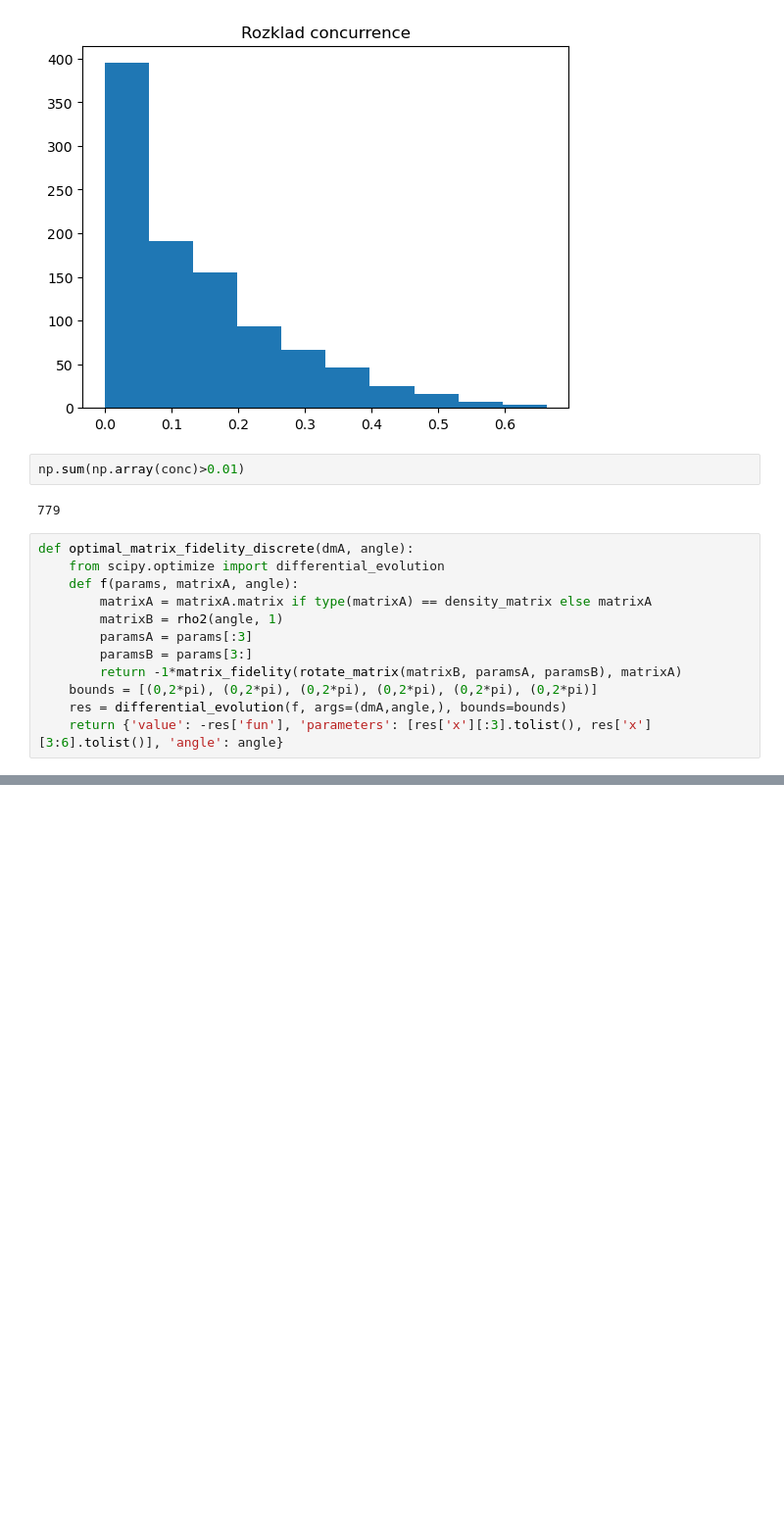
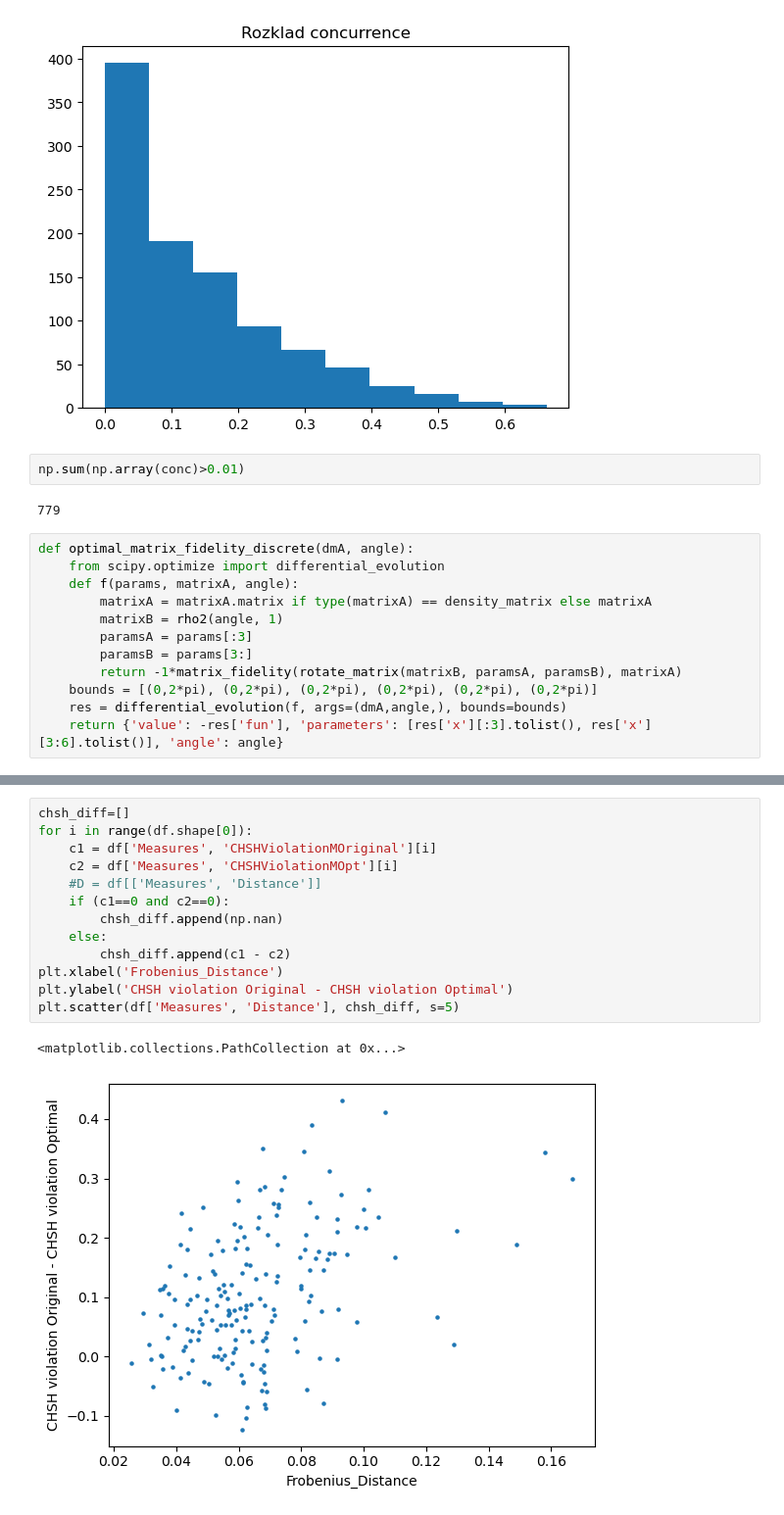
Before and after one commit to jkwiecien765/WernerTomography2, a Jupyter notebook: werner.ipynb, the cells around one changed output, grey strips where cells are left out. Shown at 98% size. Saved outputs shown, nothing was run; the diff lists cells and outputs as text; blank space fills up the shorter version.

```diff
--- a/werner.ipynb
+++ b/werner.ipynb
@@ -709,0 +962,16 @@ def optimal_matrix_fidelity_discrete(dmA, angle):
+# %%
+chsh_diff=[]
+for i in range(df.shape[0]):
+    c1 = df['Measures', 'CHSHViolationMOriginal'][i]
+    c2 = df['Measures', 'CHSHViolationMOpt'][i]
+    #D = df[['Measures', 'Distance']]
+    if (c1==0 and c2==0):
+        chsh_diff.append(np.nan)
+    else:
+        chsh_diff.append(c1 - c2)
+plt.xlabel('Frobenius_Distance')
+plt.ylabel('CHSH violation Original - CHSH violation Optimal')
+plt.scatter(df['Measures', 'Distance'], chsh_diff, s=5)
+# %% [output]
+<matplotlib.collections.PathCollection at 0x...>
+[figure, added]
```
Also changed, not shown: parts of 5 cells of this notebook, 37 other files.
